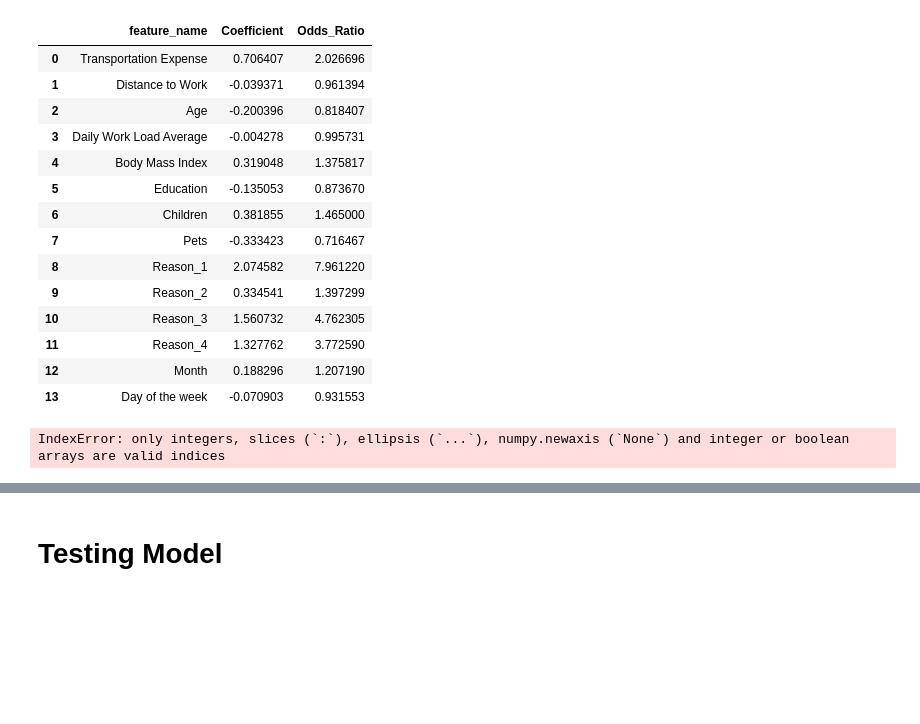
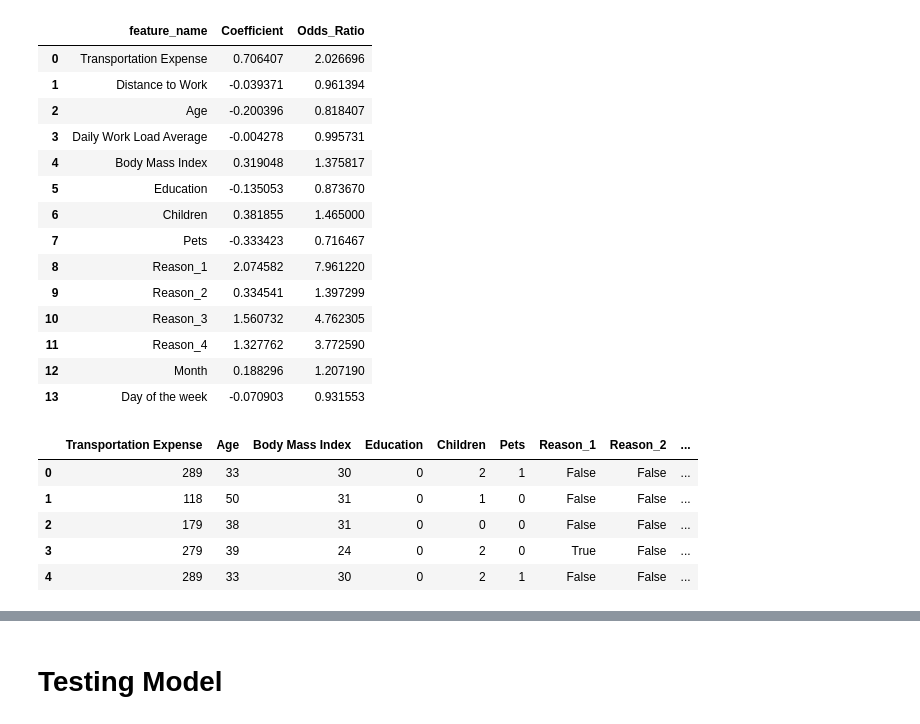
Before and after one commit to SachinGunjal001/Python-for-Machine-Learning, a Jupyter notebook: Absenteeism Prediction in Workplace Project/Absenteeism Prediction.ipynb, the cells around one changed output, grey strips where cells are left out. Saved outputs shown, nothing was run; the diff lists cells and outputs as text; code cells hidden in the pictures; blank space fills up the shorter version.

```diff
--- a/Absenteeism Prediction in Workplace Project/Absenteeism Prediction.ipynb
+++ b/Absenteeism Prediction in Workplace Project/Absenteeism Prediction.ipynb
@@ -447,5 +447,15 @@ summary_table
 #odds ratio will tell you how you it will impact. Here reason_1 has 80% chances of absent, reason_2 has 14%
 # %%
 #drop distance to work, Daily workload average and day of the week, again train model, so model accuracy will increase
+data_train_dropped = data_train.drop(['Distance to Work'], axis=1)
+data_train_dropped = data_train_dropped.drop(['Daily Work Load Average'], axis=1)
+data_train_dropped = data_train_dropped.drop(['Day of the week'], axis=1)
-# %% [output]
-IndexError: only integers, slices (`:`), ellipsis (`...`), numpy.newaxis (`None`) and integer or boolean arrays are valid indices
+# %%
+data_train_dropped.head()
+# %% [output]
+|  | Transportation Expense | Age | Body Mass Index | Education | Children | Pets | Reason_1 | Reason_2 | ... |
+| 0 | 289 | 33 | 30 | 0 | 2 | 1 | False | False | ... |
+| 1 | 118 | 50 | 31 | 0 | 1 | 0 | False | False | ... |
+| 2 | 179 | 38 | 31 | 0 | 0 | 0 | False | False | ... |
+| 3 | 279 | 39 | 24 | 0 | 2 | 0 | True | False | ... |
+| 4 | 289 | 33 | 30 | 0 | 2 | 1 | False | False | ... |
```
Also changed, not shown: parts of 23 cells of this notebook.
